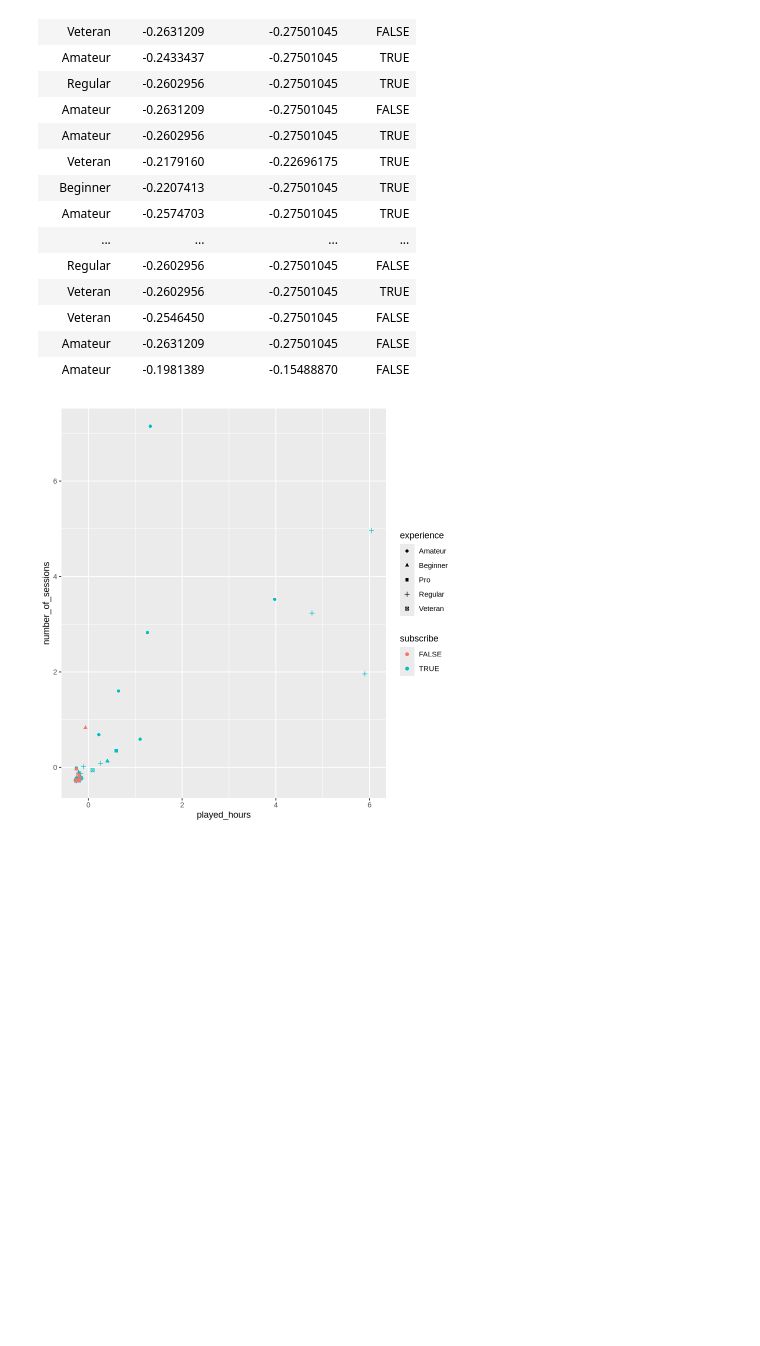
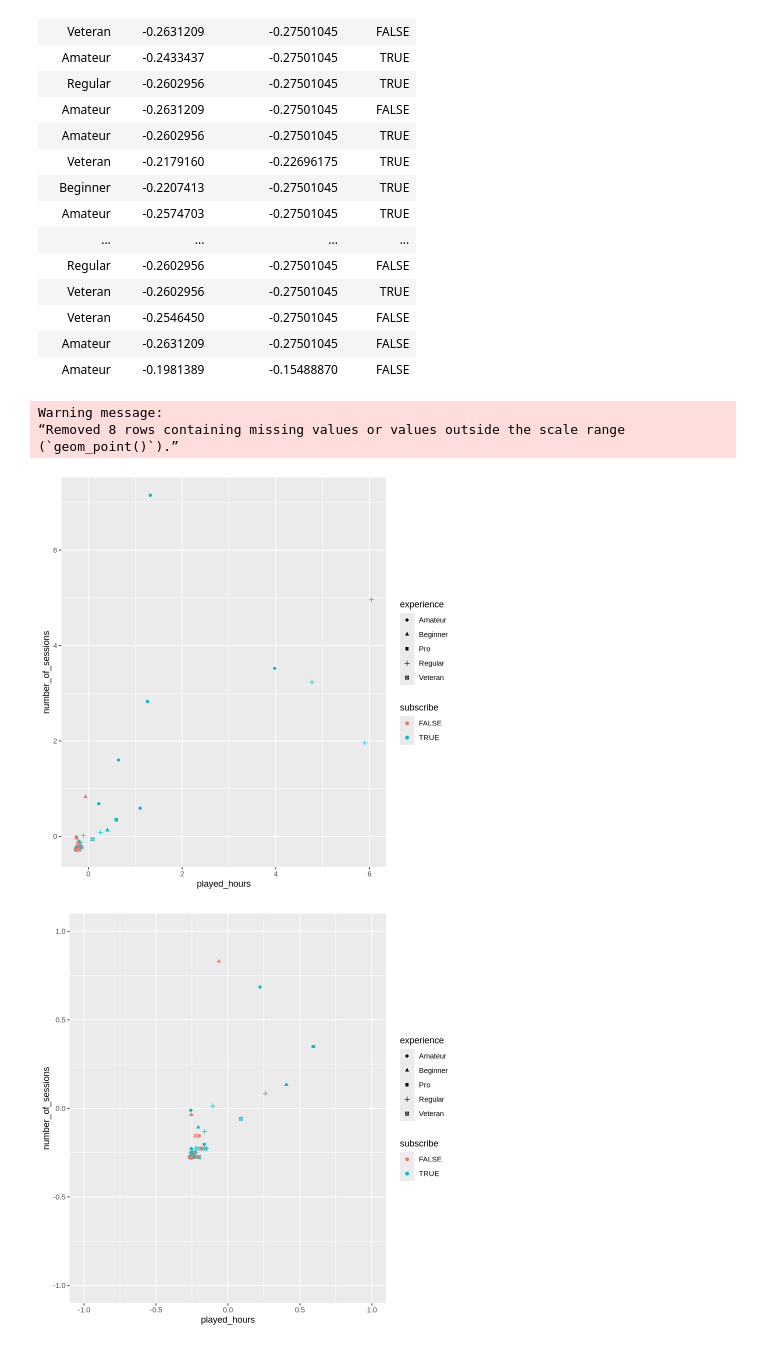
Before and after one commit to jmitra05/dsci-100-2024w2-group-003, a Jupyter notebook: project.ipynb, the cells around one changed output. Cells and saved outputs as stored; diff of their text form; code cells hidden in the pictures; blank space fills up the shorter version.

```diff
--- a/project.ipynb
+++ b/project.ipynb
@@ -86,5 +86,11 @@ A tibble: 123 × 4
 # %%
 scaled_player_graph <- scaled_player |> ggplot(aes(x = played_hours, y = number_of_sessions, shape = experience, colour = subscribe)) + geom_point()
 scaled_player_graph
+scaled_player_graph_limited <- scaled_player_graph + xlim(c(-1,1)) + ylim(c(-1,1))
+scaled_player_graph_limited
 # %% [output]
+Warning message:
+“Removed 8 rows containing missing values or values outside the scale range
+(`geom_point()`).”
 [figure]
+[figure, added]
```
Also changed, not shown: parts of 4 cells of this notebook.
